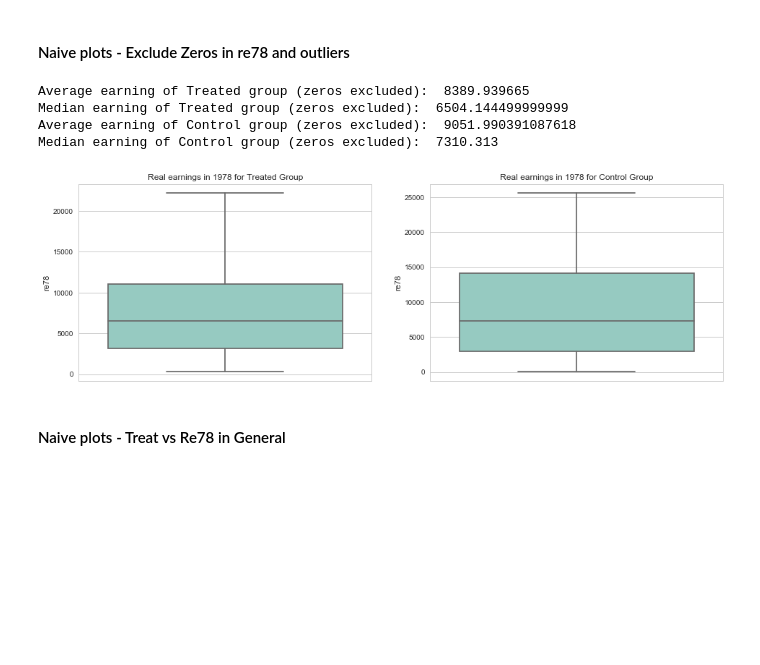
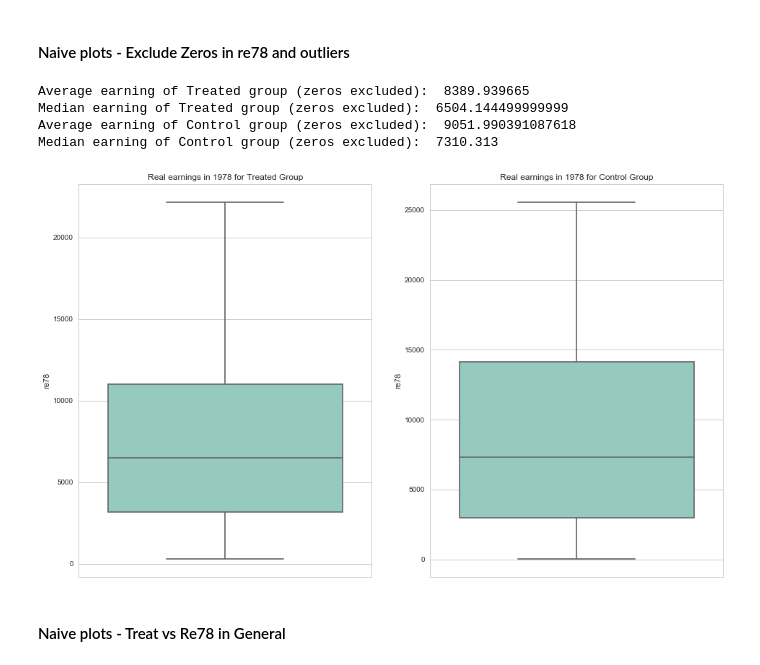
Before and after one commit to sanadhis/ADA-2017, a Jupyter notebook: 04 - Applied ML/Homework04.ipynb, the cells around one changed output. Saved outputs shown, nothing was run; the diff lists cells and outputs as text; code cells hidden in the pictures; blank space fills up the shorter version.

```diff
--- a/04 - Applied ML/Homework04.ipynb
+++ b/04 - Applied ML/Homework04.ipynb
@@ -45,7 +45,7 @@ df_combined.head(5)
 * We quickly figure out that zeros are presence in re78 column. We can assume that zeros in earnings column are either no data or each correspond subject actually did not has earnings at all in 1978.
 * Thus we take into account and we create dataframes with zeros replaces with NaN. By doing this, we can count only mean of the non-zeros values.
 # %%
-def split_data(dataframe):
+def split_data(df):
     return df.loc[df["treat"]==1], df.loc[df["treat"]==0]
 
 df_treated, df_control = split_data(df_combined)
@@ -112,23 +112,23 @@ Median earning of Control group:  4975.505
 #### Naive plots - Exclude Zeros in re78 and outliers
 # %%
 fig, (ax1, ax2) = plt.subplots(ncols=2)
-fig.set_size_inches(16, 5)
+fig.set_size_inches(16, 10)
 ax1 = sns.boxplot(y = 're78' , data=df_treated_with_nan, ax = ax1, palette="Set3", showfliers=False)
 ax1.set_title("Real earnings in 1978 for Treated Group")
 
 ax2 = sns.boxplot(y = 're78' , data=df_control_with_nan, ax = ax2, palette="Set3", showfliers=False)
 ax2.set_title("Real earnings in 1978 for Control Group")
 
 print("Average earning of Treated group (zeros excluded): ",df_treated_with_nan['re78'].mean())
 print("Median earning of Treated group (zeros excluded): ",df_treated_with_nan['re78'].median())
 print("Average earning of Control group (zeros excluded): ",df_control_with_nan['re78'].mean())
 print("Median earning of Control group (zeros excluded): ",df_control_with_nan['re78'].median())
 # %% [output]
 Average earning of Treated group (zeros excluded):  8389.939665
 Median earning of Treated group (zeros excluded):  6504.144499999999
 Average earning of Control group (zeros excluded):  9051.990391087618
 Median earning of Control group (zeros excluded):  7310.313
-[figure, old version]
+[figure, new version]
 # %% [markdown]
 #### Naive plots - Treat vs Re78 in General
 # %%
```
Also changed, not shown: parts of 4 cells of this notebook.
